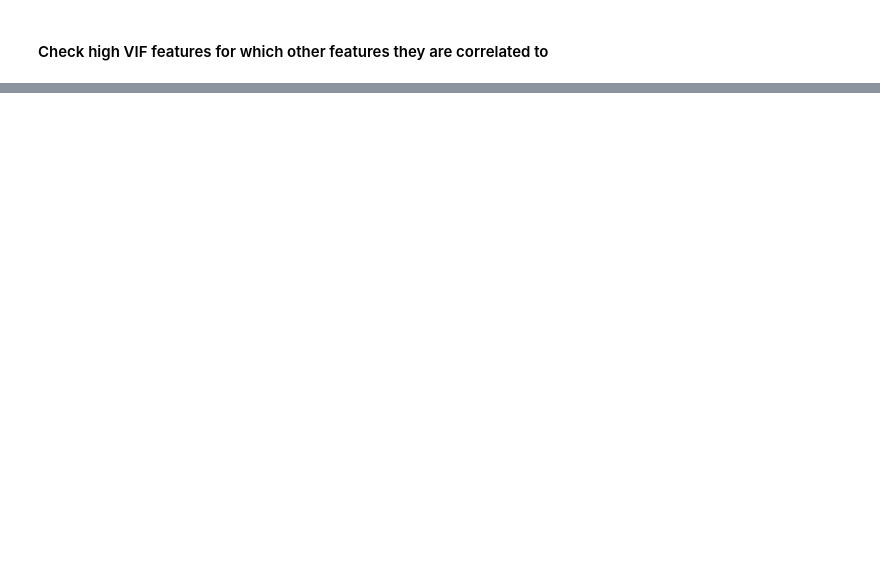
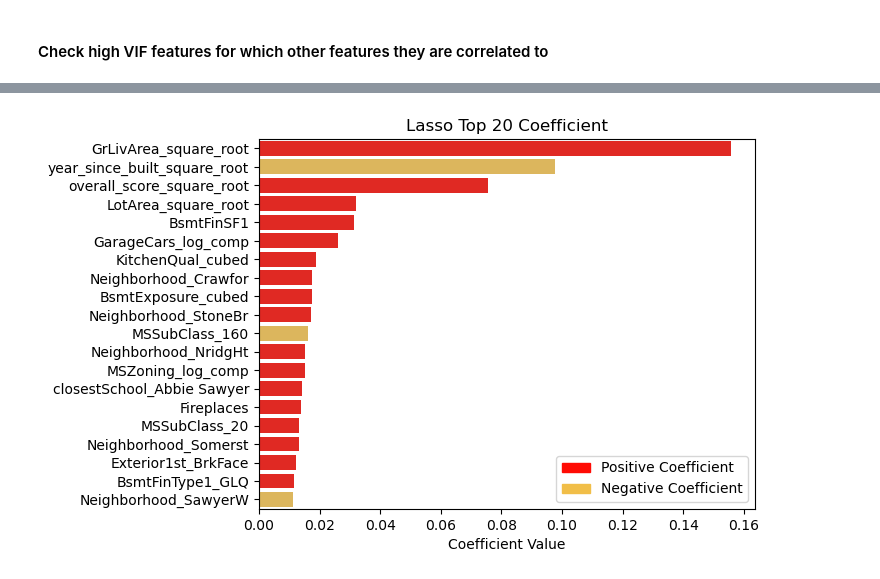
Before and after one commit to nikita-agrawal/Ames-Housing-Analysis, a Jupyter notebook: Hayden/lasso_fin_multicollinearity.ipynb, the cells around one changed output, grey strips where cells are left out. Saved outputs shown, nothing was run; the diff lists cells and outputs as text; code cells hidden in the pictures; blank space fills up the shorter version.

```diff
--- a/Hayden/lasso_fin_multicollinearity.ipynb
+++ b/Hayden/lasso_fin_multicollinearity.ipynb
@@ -210,0 +222,50 @@ plt.show()
+# %%
+import matplotlib.patches as mpatches
+colors = ["#FF0B04", "#F1BE48",
+           "#B9975B", "#8B5B29",
+           "#524727",
+         ]
+sns.set_palette(sns.color_palette(colors))
+
+coef_df.loc[:,'sign'] = np.sign(coef_df.loc[:,'coefs'])
+graph_df = coef_df.loc[0:19,:]
+sign_=list(graph_df.sign)
+color_map = {1:colors[0],-1:colors[1]}
+sign_colors = map(color_map.get, sign_)
+g = sns.barplot(data = graph_df,y='features',x='coefs_abs',palette=sign_colors)
+
+pos_patch = mpatches.Patch(color=colors[0], label='Positive Coefficient')
+neg_patch = mpatches.Patch(color=colors[1], label='Negative Coefficient')
+plt.legend(handles=[pos_patch,neg_patch])
+
+plt.title('Lasso Top 20 Coefficient')
+plt.xlabel(r'Coefficient Value')
+plt.ylabel('')
+
+# g.set_yticklabels(labels = [
+#     r'Above Ground $ft^{2}$ $\sqrt{~~}$',
+#     r'Years Since Built $\sqrt{~~}$',
+#     r'Total $ft^{2}$ $\sqrt{~~}$',
+#     r'Overall Score $\sqrt{~~}$',
+#     r'Lot Area $\sqrt{~~}$',
+#     'Total High Quality $ft^{2}$',
+#     r'Overall Quality$^{3}$',
+#     'Neighborhood Comp',
+#     r'Basement Exposure$^{3}$',
+#     'Garage Cars',
+#     'Crawford Neighborhood',
+#     r'Kitchen Qualilty$^{3}$',
+#     'Garage Area',
+#     'MSZoning Comp',
+#     'Year Remodel Added',
+#     'Brick Face Exterior1st',
+#     'Typical Functionality',
+#     'Condition1 Normal',
+#     '1 Story-1945 & Older',
+#     'Brookside Neighborhood'
+# ])
+
+
+plt.show()
+# %% [output]
+[figure, added]
```
Also changed, not shown: parts of 8 cells of this notebook, 7 other files.
